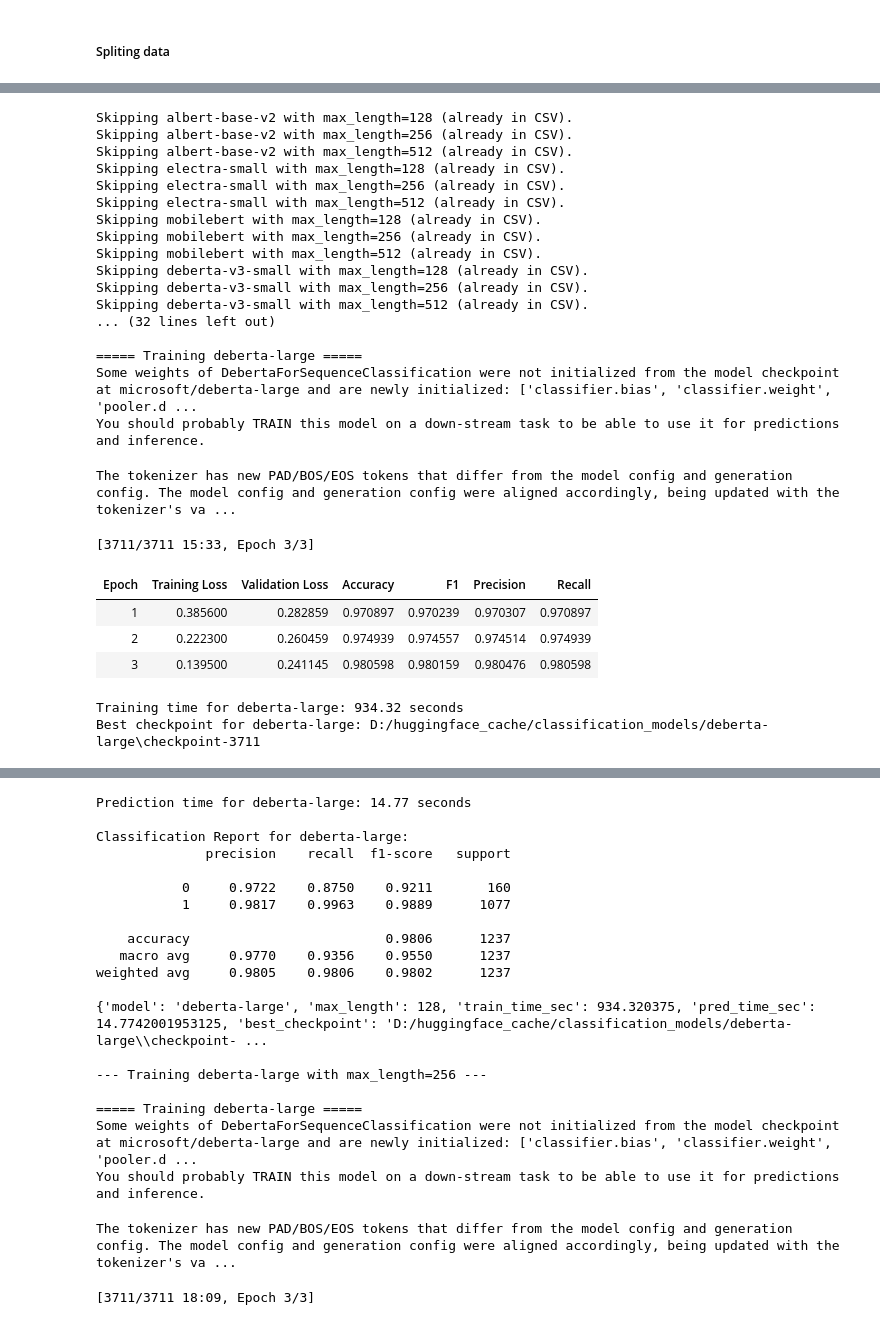
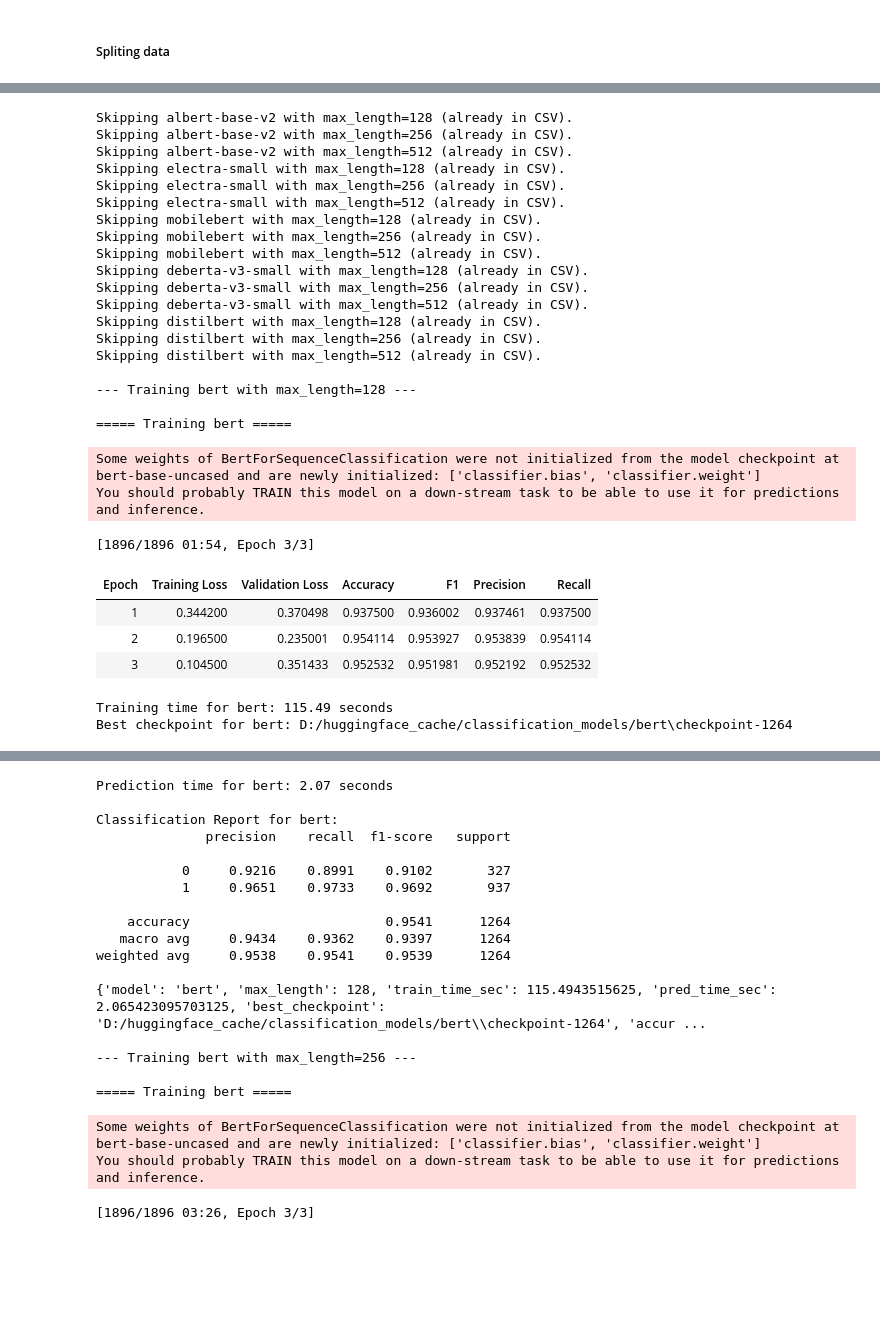
Before and after one commit to jeffreywallphd/LMForge, a Jupyter notebook: Sandbox/Cletus/relavance_classifier_multi_nvidia.ipynb, the cells around one changed output, grey strips where cells are left out. Saved outputs shown, nothing was run; the diff lists cells and outputs as text; code cells hidden in the pictures; blank space fills up the shorter version.

Commit message:
updated run with best parameters at each model size

```diff
--- a/Sandbox/Cletus/relavance_classifier_multi_nvidia.ipynb
+++ b/Sandbox/Cletus/relavance_classifier_multi_nvidia.ipynb
@@ -197,7 +197,7 @@ MODEL_CONFIGS = {
     "electra-small": {
         "type": "small",
         "tokenizer_class": ElectraTokenizer,
-        "pretrained_model_name": "google/electra-small-discriminator",  # ~14M
+        "": "google/electra-small-discriminator",  # ~14M
         "model_class": ElectraForSequenceClassification
     },
     # ---- S (small, ~20M-70M) ----
@@ -405,68 +405,73 @@ def train_and_evaluate(model_name, train_dataset, test_dataset, data, max_length
     }
     return performance
 # %%
+existing_results = pd.DataFrame()
+if os.path.exists("model_performance.csv"):
+    existing_results = pd.read_csv("model_performance.csv")
+
 for model_name in MODEL_CONFIGS.keys():
     for max_len in CONFIG["max_length"]:
-        # skip if this (model, max_len) already exists in CSV
-        if os.path.exists("model_performance_nvidia.csv") and f"{model_name},{max_len}," in open("model_performance_nvidia.csv").read():
+        if not existing_results.empty and len(existing_results[(existing_results['model'] == model_name) & (existing_results['max_length'] == max_len)]) > 0:
             print(f"Skipping {model_name} with max_length={max_len} (already in CSV).")
             continue
 
         print(f"\n--- Training {model_name} with max_length={max_len} ---")
         performance = train_and_evaluate(model_name, train_dataset, test_dataset, data, max_len)
         print(performance)
         # save performance to a csv file (used by statistical-test.ipynb)
-        with open("model_performance_nvidia.csv", "a") as f:
+        with open("model_performance.csv", "a") as f:
             # headers if file is empty
-            if os.stat("model_performance_nvidia.csv").st_size == 0:
+            if os.stat("model_performance.csv").st_size == 0:
                 f.write("model,max_length,train_time_sec,pred_time_sec,best_checkpoint,accuracy,f1,precision,recall\n")
             f.write(",".join([str(performance[k]) for k in performance]) + "\n")
 # %% [output]
 Skipping albert-base-v2 with max_length=128 (already in CSV).
 Skipping albert-base-v2 with max_length=256 (already in CSV).
 Skipping albert-base-v2 with max_length=512 (already in CSV).
 Skipping electra-small with max_length=128 (already in CSV).
 Skipping electra-small with max_length=256 (already in CSV).
 Skipping electra-small with max_length=512 (already in CSV).
 Skipping mobilebert with max_length=128 (already in CSV).
 Skipping mobilebert with max_length=256 (already in CSV).
 Skipping mobilebert with max_length=512 (already in CSV).
 Skipping deberta-v3-small with max_length=128 (already in CSV).
 Skipping deberta-v3-small with max_length=256 (already in CSV).
 Skipping deberta-v3-small with max_length=512 (already in CSV).
-... (32 lines left out)
+Skipping distilbert with max_length=128 (already in CSV).
+Skipping distilbert with max_length=256 (already in CSV).
+Skipping distilbert with max_length=512 (already in CSV).
 
-===== Training deberta-large =====
-Some weights of DebertaForSequenceClassification were not initialized from the model checkpoint at microsoft/deberta-large and are newly initialized: ['classifier.bias', 'classifier.weight', 'pooler.d ...
-You should probably TRAIN this model on a down-stream task to be able to use it for predictions and inference.
+--- Training bert with max_length=128 ---
+
+===== Training bert =====
-The tokenizer has new PAD/BOS/EOS tokens that differ from the model config and generation config. The model config and generation config were aligned accordingly, being updated with the tokenizer's va ...
+Some weights of BertForSequenceClassification were not initialized from the model checkpoint at bert-base-uncased and are newly initialized: ['classifier.bias', 'classifier.weight']
+You should probably TRAIN this model on a down-stream task to be able to use it for predictions and inference.
-[3711/3711 15:33, Epoch 3/3]
+[1896/1896 01:54, Epoch 3/3]
 | Epoch | Training Loss | Validation Loss | Accuracy | F1 | Precision | Recall |
-| 1 | 0.385600 | 0.282859 | 0.970897 | 0.970239 | 0.970307 | 0.970897 |
-| 2 | 0.222300 | 0.260459 | 0.974939 | 0.974557 | 0.974514 | 0.974939 |
-| 3 | 0.139500 | 0.241145 | 0.980598 | 0.980159 | 0.980476 | 0.980598 |
+| 1 | 0.344200 | 0.370498 | 0.937500 | 0.936002 | 0.937461 | 0.937500 |
+| 2 | 0.196500 | 0.235001 | 0.954114 | 0.953927 | 0.953839 | 0.954114 |
+| 3 | 0.104500 | 0.351433 | 0.952532 | 0.951981 | 0.952192 | 0.952532 |
-Training time for deberta-large: 934.32 seconds
-Best checkpoint for deberta-large: D:/huggingface_cache/classification_models/deberta-large\checkpoint-3711
+Training time for bert: 115.49 seconds
+Best checkpoint for bert: D:/huggingface_cache/classification_models/bert\checkpoint-1264
 [interactive output not drawn]
-Prediction time for deberta-large: 14.77 seconds
+Prediction time for bert: 2.07 seconds
 
-Classification Report for deberta-large:
+Classification Report for bert:
               precision    recall  f1-score   support
 
-           0     0.9722    0.8750    0.9211       160
-           1     0.9817    0.9963    0.9889      1077
+           0     0.9216    0.8991    0.9102       327
+           1     0.9651    0.9733    0.9692       937
 
-    accuracy                         0.9806      1237
-   macro avg     0.9770    0.9356    0.9550      1237
-weighted avg     0.9805    0.9806    0.9802      1237
+    accuracy                         0.9541      1264
+   macro avg     0.9434    0.9362    0.9397      1264
+weighted avg     0.9538    0.9541    0.9539      1264
 
-{'model': 'deberta-large', 'max_length': 128, 'train_time_sec': 934.320375, 'pred_time_sec': 14.7742001953125, 'best_checkpoint': 'D:/huggingface_cache/classification_models/deberta-large\\checkpoint- ...
+{'model': 'bert', 'max_length': 128, 'train_time_sec': 115.4943515625, 'pred_time_sec': 2.065423095703125, 'best_checkpoint': 'D:/huggingface_cache/classification_models/bert\\checkpoint-1264', 'accur ...
 
---- Training deberta-large with max_length=256 ---
+--- Training bert with max_length=256 ---
 
-===== Training deberta-large =====
-Some weights of DebertaForSequenceClassification were not initialized from the model checkpoint at microsoft/deberta-large and are newly initialized: ['classifier.bias', 'classifier.weight', 'pooler.d ...
-You should probably TRAIN this model on a down-stream task to be able to use it for predictions and inference.
+===== Training bert =====
-The tokenizer has new PAD/BOS/EOS tokens that differ from the model config and generation config. The model config and generation config were aligned accordingly, being updated with the tokenizer's va ...
+Some weights of BertForSequenceClassification were not initialized from the model checkpoint at bert-base-uncased and are newly initialized: ['classifier.bias', 'classifier.weight']
+You should probably TRAIN this model on a down-stream task to be able to use it for predictions and inference.
-[3711/3711 18:09, Epoch 3/3]
+[1896/1896 03:26, Epoch 3/3]
 | Epoch | Training Loss | Validation Loss | Accuracy | F1 | Precision | Recall |
```
Also changed, not shown: parts of 3 cells of this notebook, 3 other files.
